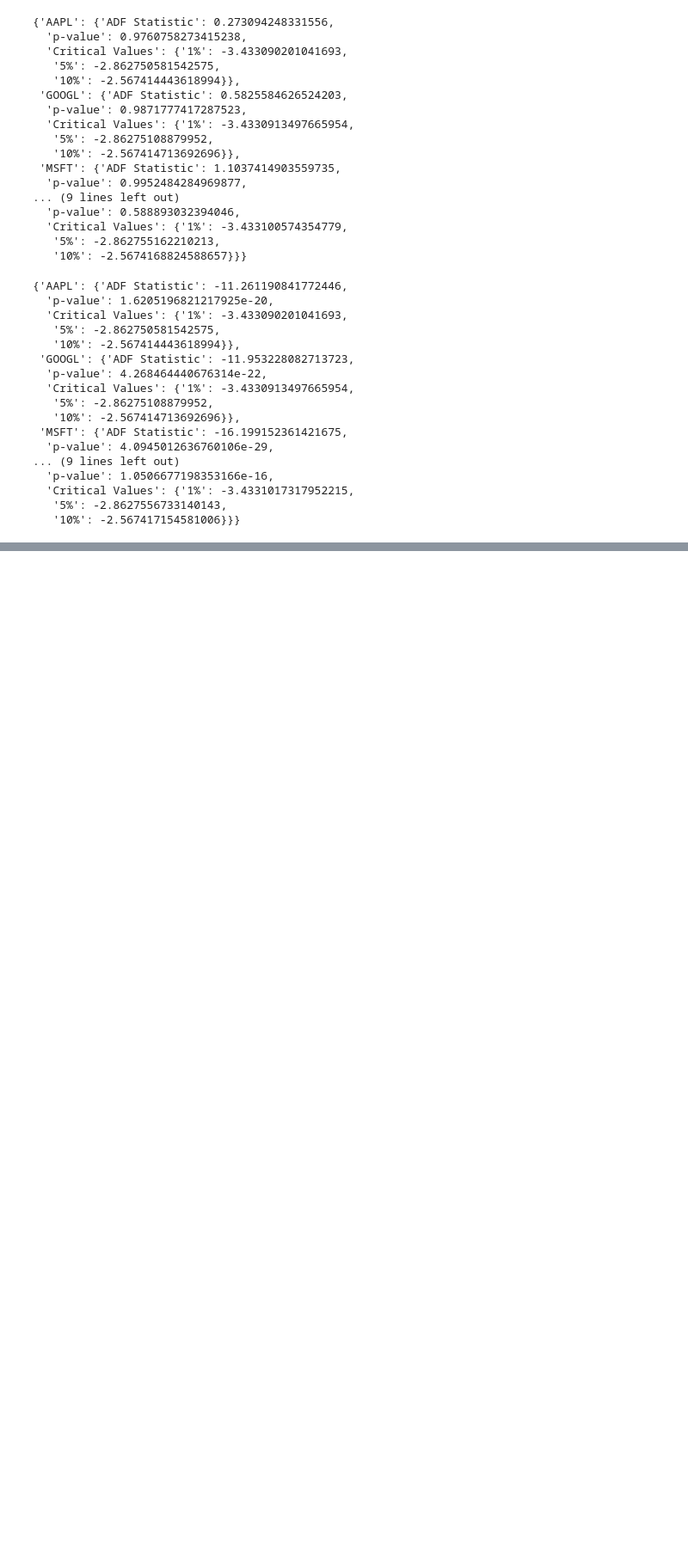
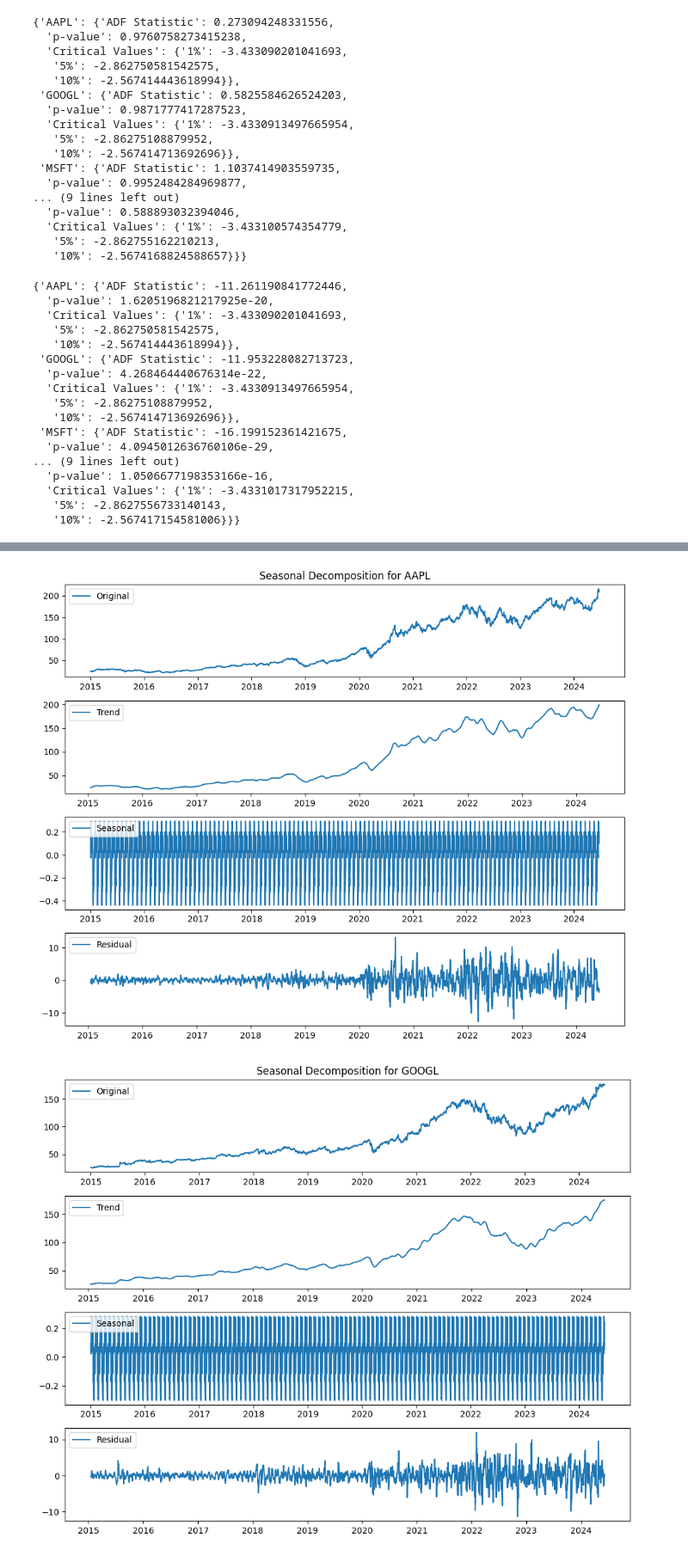
Before and after one commit to mikezxc136/Big-data-stock-real-time-platform, a Jupyter notebook: analysis.ipynb, the cells around one changed output, grey strips where cells are left out. Shown at 86% size. Cells and saved outputs as stored; diff of their text form; code cells hidden in the pictures; blank space fills up the shorter version.

```diff
--- a/analysis.ipynb
+++ b/analysis.ipynb
@@ -275,0 +357,41 @@ stationarity_results_diff
+# %%
+# Perform seasonal decomposition for each stock
+for stock in data['Stock_Name'].unique():
+    stock_data = data[data['Stock_Name'] == stock].copy()
+    stock_data = stock_data[['Price']]  # Focus only on the 'Price' column
+
+    # Ensure daily frequency and interpolate missing values
+    stock_data = stock_data.asfreq('D').interpolate()
+
+    # Perform seasonal decomposition
+    decomposition = seasonal_decompose(stock_data['Price'], model='additive', period=30)
+    trend = decomposition.trend
+    seasonal = decomposition.seasonal
+    residual = decomposition.resid
+
+    # Plot the decomposition results
+    plt.figure(figsize=(10, 8))
+
+    plt.subplot(411)
+    plt.plot(stock_data['Price'], label='Original')
+    plt.legend(loc='upper left')
+    plt.title(f'Seasonal Decomposition for {stock}')
+
+    plt.subplot(412)
+    plt.plot(trend, label='Trend')
+    plt.legend(loc='upper left')
+
+    plt.subplot(413)
+    plt.plot(seasonal, label='Seasonal')
+    plt.legend(loc='upper left')
+
+    plt.subplot(414)
+    plt.plot(residual, label='Residual')
+    plt.legend(loc='upper left')
+
+    plt.tight_layout()
+    plt.savefig(f'D:/Github Mikezxc/Big-data-stock-real-time-platform/{stock}_decomposition.png')
+    plt.show()
+# %% [output]
+[figure, added]
+[figure, added]
```
Also changed, not shown: parts of 6 cells of this notebook, 7 other files.
